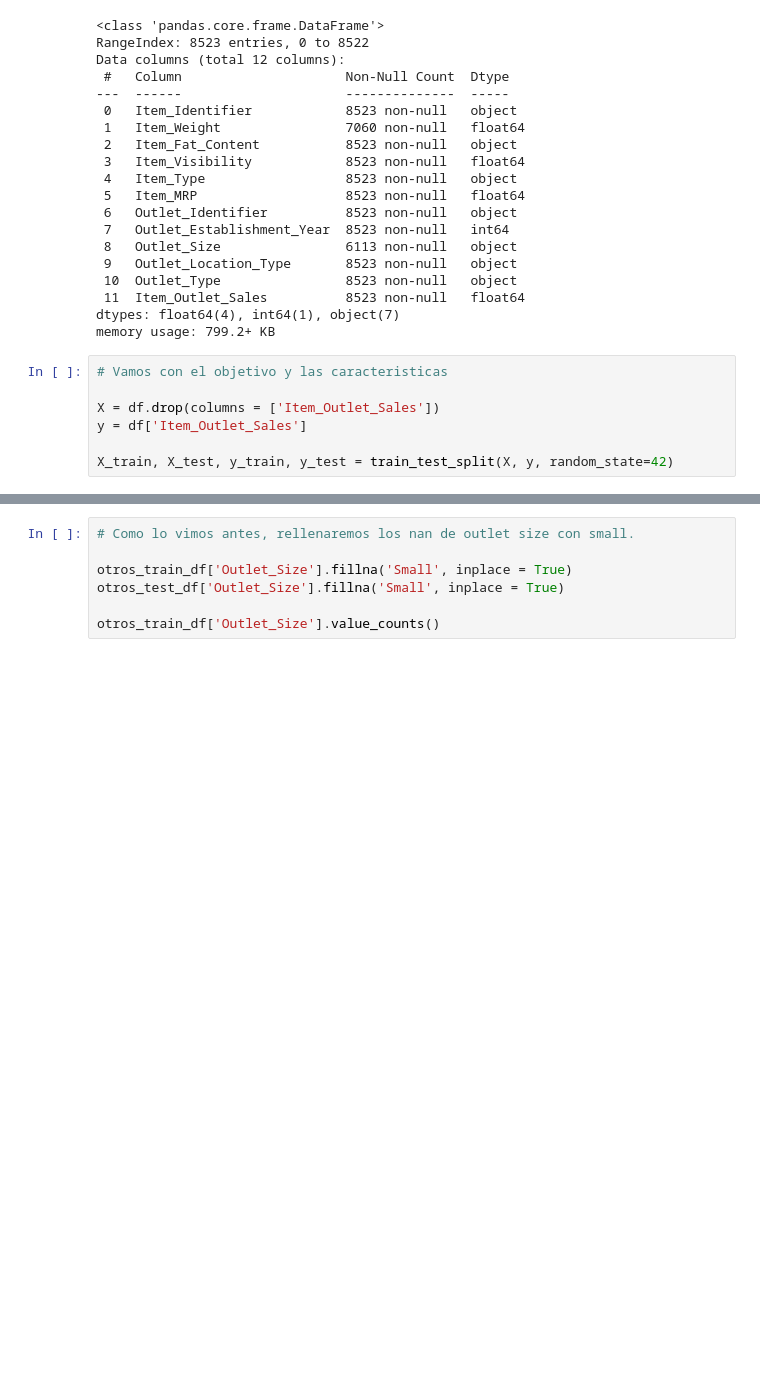
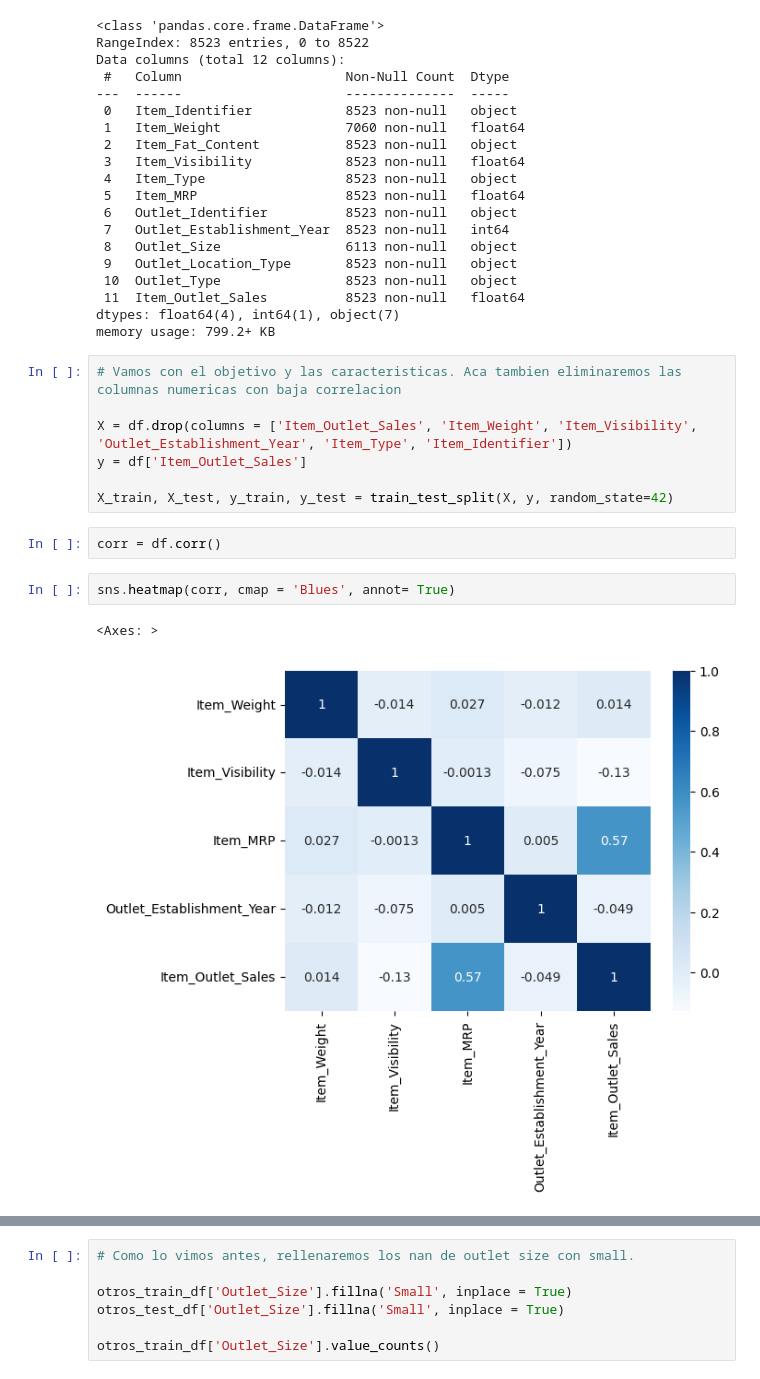
Before and after one commit to Jose-Balocchi/Retail---Predicciones-de-ventas, a Jupyter notebook: 05_Proyecto_1.ipynb, the cells around one changed output, grey strips where cells are left out. Cells and saved outputs as stored; diff of their text form; blank space fills up the shorter version.

```diff
--- a/05_Proyecto_1.ipynb
+++ b/05_Proyecto_1.ipynb
@@ -810,12 +815,19 @@ Data columns (total 12 columns):
 dtypes: float64(4), int64(1), object(7)
 memory usage: 799.2+ KB
 # %%
-# Vamos con el objetivo y las caracteristicas
+# Vamos con el objetivo y las caracteristicas. Aca tambien eliminaremos las columnas numericas con baja correlacion
 
-X = df.drop(columns = ['Item_Outlet_Sales'])
+X = df.drop(columns = ['Item_Outlet_Sales', 'Item_Weight', 'Item_Visibility', 'Outlet_Establishment_Year', 'Item_Type', 'Item_Identifier'])
 y = df['Item_Outlet_Sales']
 
 X_train, X_test, y_train, y_test = train_test_split(X, y, random_state=42)
+# %%
+corr = df.corr()
+# %%
+sns.heatmap(corr, cmap = 'Blues', annot= True)
+# %% [output]
+<Axes: >
+[figure, added]
 # %%
 # Antes de los cat selector, voy a aislar las columnas que requieran alguna imputacion manual o que no requieran imputacion alguna
 
```
Also changed, not shown: parts of 14 cells of this notebook.
